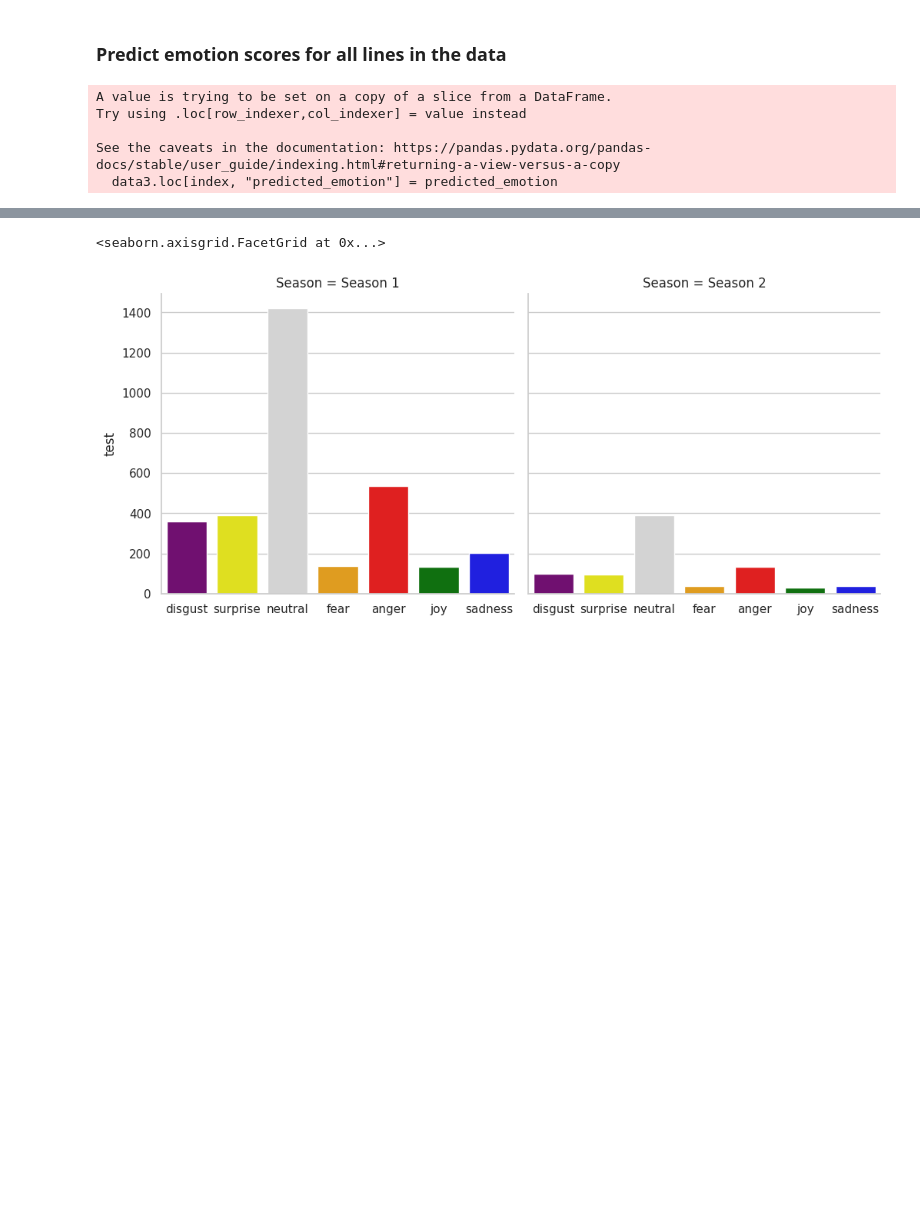
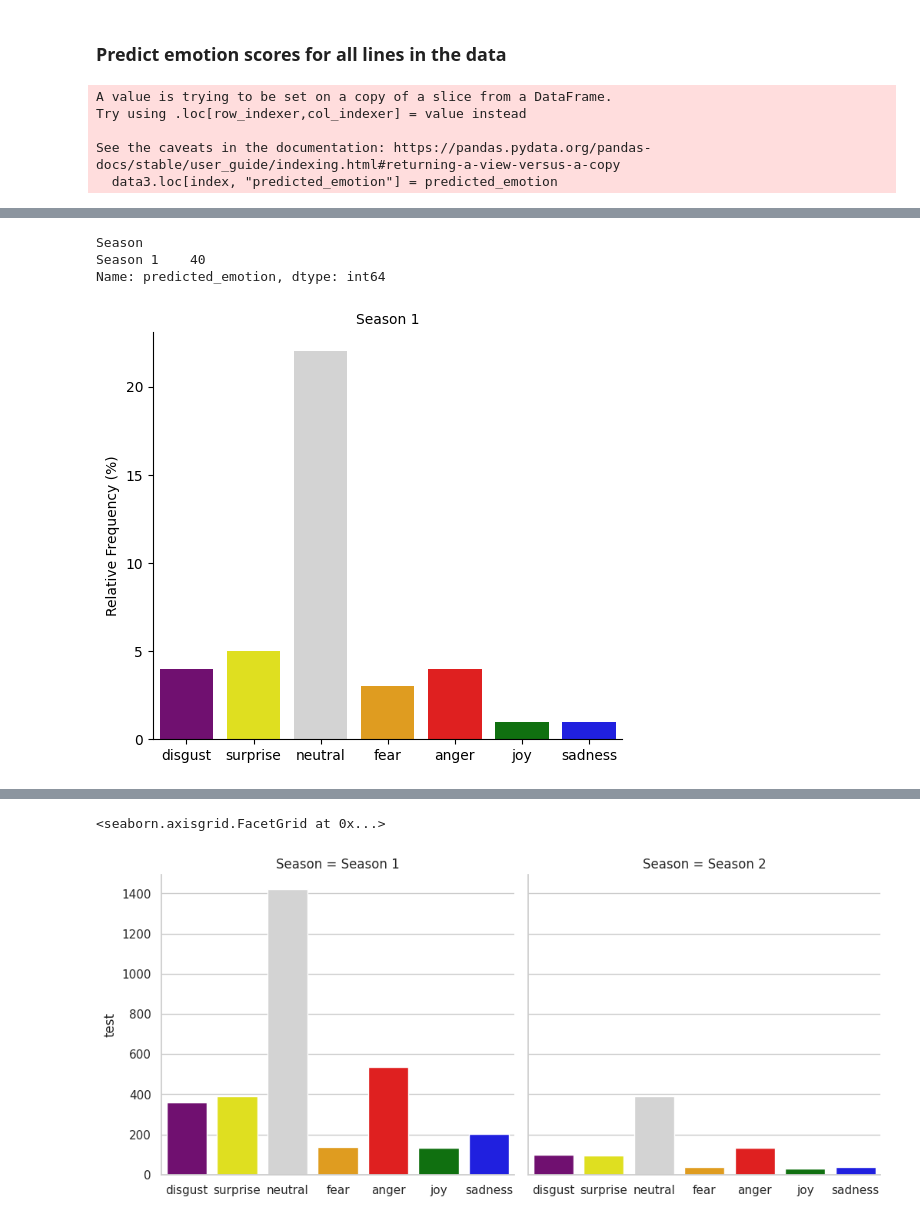
Before and after one commit to SMosegaard/cds-lang, a Jupyter notebook: assignments/assignment-4/src.ipynb, the cells around one changed output, grey strips where cells are left out. Drawn from its saved outputs; the diff is of its cells as text; code cells hidden in the pictures; blank space fills up the shorter version.

Commit message:
code for testing plots

```diff
--- a/assignments/assignment-4/src.ipynb
+++ b/assignments/assignment-4/src.ipynb
@@ -27,7 +21,7 @@ If your task is similar to the task the model of the checkpoint was trained on,
 # %%
 data = pd.read_csv("../../../../cds-lang-data/GoT-scripts/Game_of_Thrones_Script.csv")
 # %%
-data3 = data.head(4000)
+data3 = data.head(40)
 
 for index, row in data3.iterrows():
         if type(row["Sentence"]) == str:
@@ -79,3 +59,21 @@ emotion_colors = {"disgust": "purple",
 # Function to specify color based on emotion
 #def color_specifier(emotion):
 #    return emotion_colors.get(emotion)
+# %%
+total_counts
+# %% [output]
+Season
+Season 1    40
+Name: predicted_emotion, dtype: int64
+# %%
+def plot_season(df, emotion_colors):
+    total_counts = df.groupby('Season')['predicted_emotion'].value_counts(normalize = True) * 100
+    plot = sns.catplot(data = df, x = "predicted_emotion", hue = "predicted_emotion", col = "Season", kind = "count",
+                palette = emotion_colors.values() , col_wrap = 4) #lengend = False
+    plot.set_axis_labels("", "Relative Frequency (%)")
+    plot.set_titles("{col_name}")
+    plt.show()
+# %%
+plot_season(data3, emotion_colors)
+# %% [output]
+[figure, added]
```
Also changed, not shown: parts of 5 cells of this notebook.
